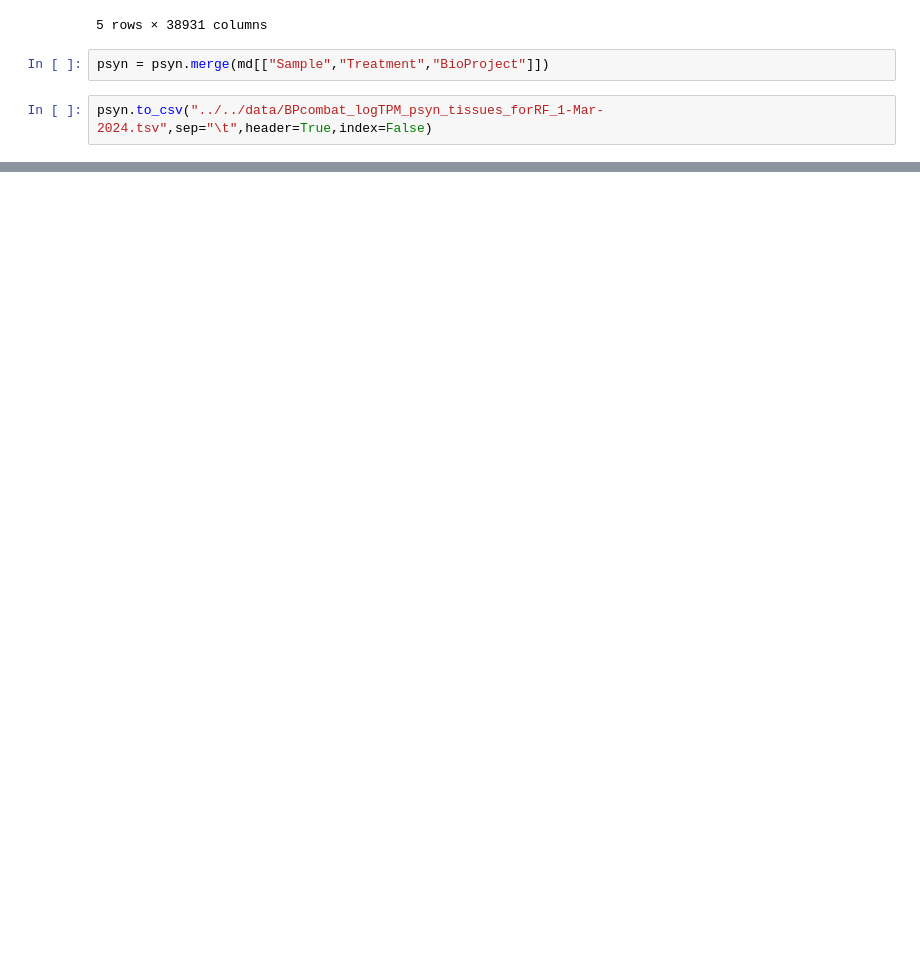
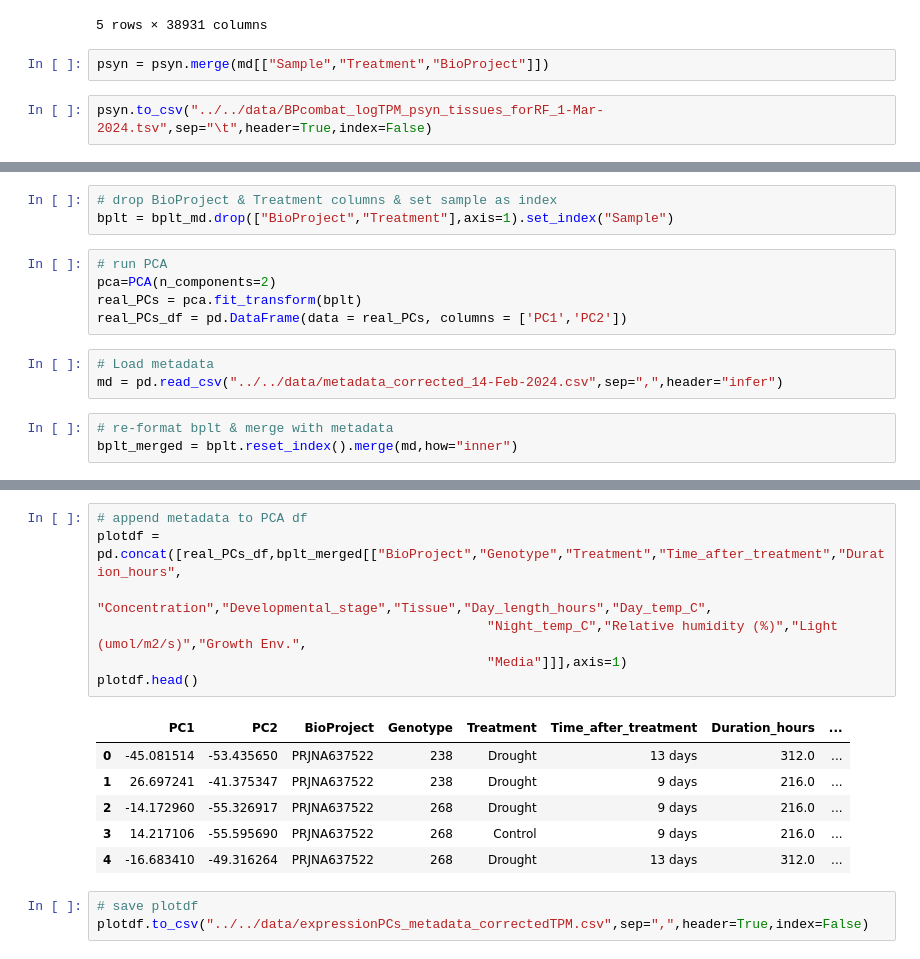
Before and after one commit to achpardo/core-stress-transcriptome, a Jupyter notebook: notebooks/exploratory_analyses/pyComBat_BioProject_full_data.ipynb, the cells around one changed output, grey strips where cells are left out. Drawn from its saved outputs; the diff is of its cells as text; blank space fills up the shorter version.

```diff
--- a/notebooks/exploratory_analyses/pyComBat_BioProject_full_data.ipynb
+++ b/notebooks/exploratory_analyses/pyComBat_BioProject_full_data.ipynb
@@ -313,0 +328,14 @@ psyn.to_csv("../../data/BPcombat_logTPM_psyn_tissues_forRF_1-Mar-2024.tsv",sep="
+# %%
+# drop BioProject & Treatment columns & set sample as index
+bplt = bplt_md.drop(["BioProject","Treatment"],axis=1).set_index("Sample")
+# %%
+# run PCA
+pca=PCA(n_components=2)
+real_PCs = pca.fit_transform(bplt)
+real_PCs_df = pd.DataFrame(data = real_PCs, columns = ['PC1','PC2'])
+# %%
+# Load metadata
+md = pd.read_csv("../../data/metadata_corrected_14-Feb-2024.csv",sep=",",header="infer")
+# %%
+# re-format bplt & merge with metadata
+bplt_merged = bplt.reset_index().merge(md,how="inner")
@@ -313,0 +352,17 @@ psyn.to_csv("../../data/BPcombat_logTPM_psyn_tissues_forRF_1-Mar-2024.tsv",sep="
+# %%
+# append metadata to PCA df
+plotdf = pd.concat([real_PCs_df,bplt_merged[["BioProject","Genotype","Treatment","Time_after_treatment","Duration_hours",
+                                                  "Concentration","Developmental_stage","Tissue","Day_length_hours","Day_temp_C",
+                                                  "Night_temp_C","Relative humidity (%)","Light (umol/m2/s)","Growth Env.",
+                                                  "Media"]]],axis=1)
+plotdf.head()
+# %% [output]
+|  | PC1 | PC2 | BioProject | Genotype | Treatment | Time_after_treatment | Duration_hours | ... |
+| 0 | -45.081514 | -53.435650 | PRJNA637522 | 238 | Drought | 13 days | 312.0 | ... |
+| 1 | 26.697241 | -41.375347 | PRJNA637522 | 238 | Drought | 9 days | 216.0 | ... |
+| 2 | -14.172960 | -55.326917 | PRJNA637522 | 268 | Drought | 9 days | 216.0 | ... |
+| 3 | 14.217106 | -55.595690 | PRJNA637522 | 268 | Control | 9 days | 216.0 | ... |
+| 4 | -16.683410 | -49.316264 | PRJNA637522 | 268 | Drought | 13 days | 312.0 | ... |
+# %%
+# save plotdf
+plotdf.to_csv("../../data/expressionPCs_metadata_correctedTPM.csv",sep=",",header=True,index=False)
```
Also changed, not shown: parts of 3 cells of this notebook, 9 other files.
